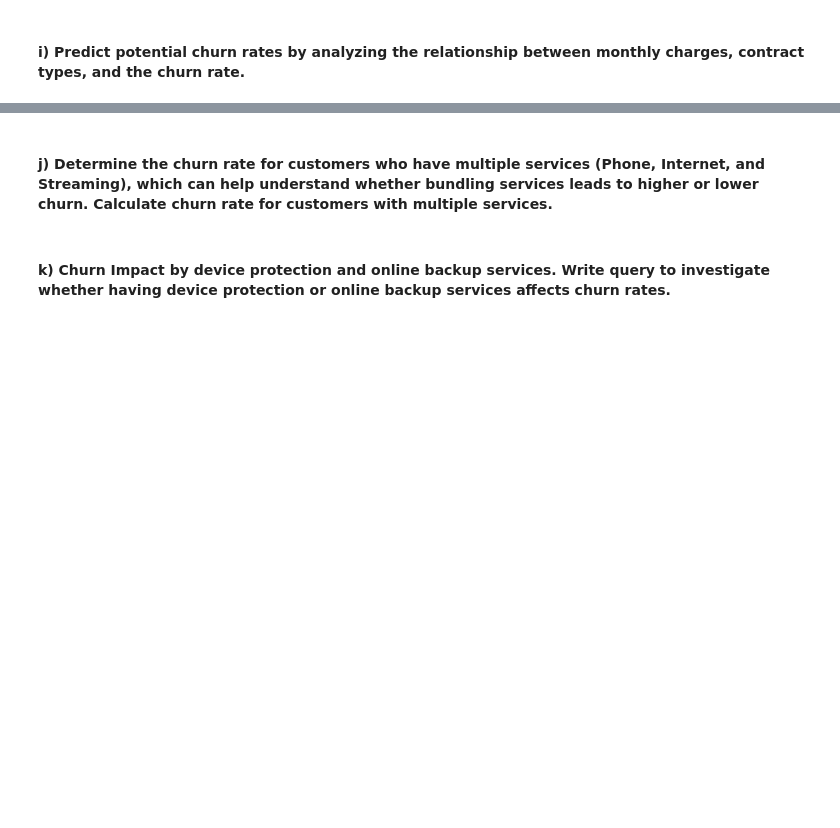
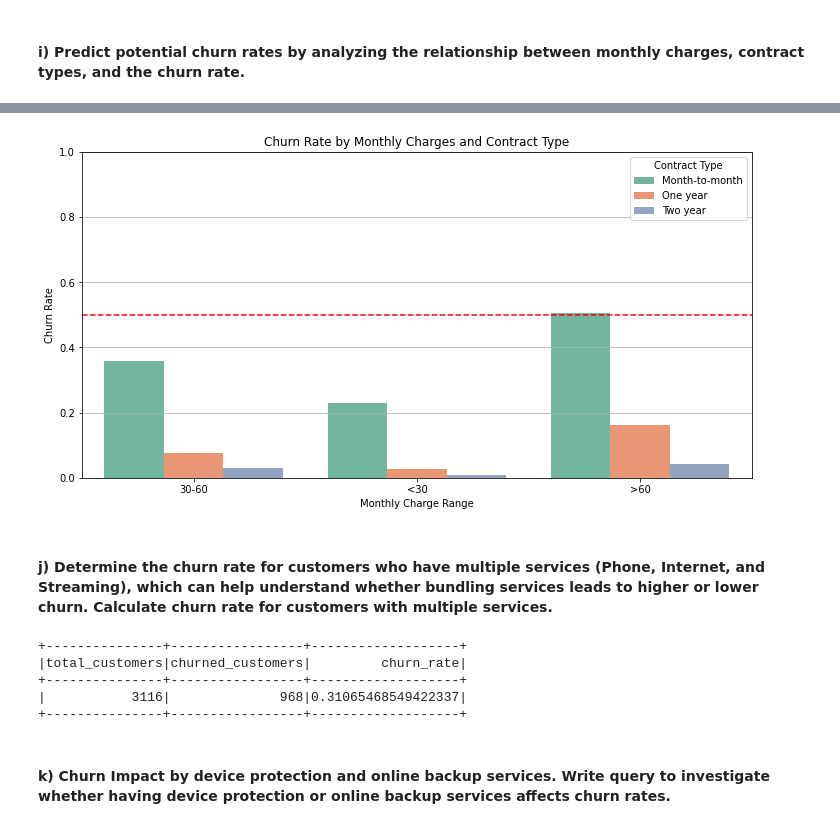
Before and after one commit to vskvj3/UST_Training, a Jupyter notebook: BigData/spark/Spark Workshop/Assignment 8 - Spark SQL.ipynb, the cells around one changed output, grey strips where cells are left out. Saved outputs shown, nothing was run; the diff lists cells and outputs as text; code cells hidden in the pictures; blank space fills up the shorter version.

```diff
--- a/BigData/spark/Spark Workshop/Assignment 8 - Spark SQL.ipynb
+++ b/BigData/spark/Spark Workshop/Assignment 8 - Spark SQL.ipynb
@@ -258,2 +421,24 @@ plt.show()
 # %% [markdown]
 #### i) Predict potential churn rates by analyzing the relationship between monthly charges, contract types, and the churn rate.
+# %%
+churn_rate_monthly_contract_df = spark.sql(
+"""
+SELECT
+    Contract,
+    CASE
+        WHEN MonthlyCharges < 30 THEN '<30'
+        WHEN MonthlyCharges BETWEEN 30 AND 60 THEN '30-60'
+        WHEN MonthlyCharges > 60 THEN '>60'
+    END AS MonthlyChargeRange,
+    COUNT(*) AS total_customers,
+    SUM(CASE WHEN Churn = 'Yes' THEN 1 ELSE 0 END) AS churned_customers,
+    SUM(CASE WHEN Churn = 'Yes' THEN 1 ELSE 0 END) / COUNT(*) AS churn_rate
+FROM
+    churn_data
+GROUP BY
+    Contract, MonthlyChargeRange
+ORDER BY
+    Contract, MonthlyChargeRange
+""")
+
+churn_rate_monthly_contract_df.show()
@@ -260,4 +459,44 @@ plt.show()
+# %%
+churn_rate_monthly_contract_pd = churn_rate_monthly_contract_df.toPandas()
+
+plt.figure(figsize=(12, 6))
+
+sns.barplot(x='MonthlyChargeRange', y='churn_rate', hue='Contract', data=churn_rate_monthly_contract_pd, palette='Set2')
+
+plt.title('Churn Rate by Monthly Charges and Contract Type')
+plt.xlabel('Monthly Charge Range')
+plt.ylabel('Churn Rate')
+plt.ylim(0, 1)
+plt.axhline(y=0.5, color='r', linestyle='--')
+plt.legend(title='Contract Type')
+plt.grid(axis='y')
+
+plt.show()
+# %% [output]
+[figure, added]
 # %% [markdown]
 #### j) Determine the churn rate for customers who have multiple services (Phone, Internet, and Streaming), which can help understand whether bundling services leads to higher or lower churn. Calculate churn rate for customers with multiple services.
+# %%
+churn_rate_multiple_services_df = spark.sql(
+"""
+SELECT
+    COUNT(*) AS total_customers,
+    SUM(CASE WHEN Churn = 'Yes' THEN 1 ELSE 0 END) AS churned_customers,
+    SUM(CASE WHEN Churn = 'Yes' THEN 1 ELSE 0 END) / COUNT(*) AS churn_rate
+FROM
+    churn_data
+WHERE
+    PhoneService = 'Yes'
+    AND InternetService != 'No'
+    AND (StreamingTV = 'Yes' OR StreamingMovies = 'Yes')
+""")
+
+churn_rate_multiple_services_df.show()
+# %% [output]
++---------------+-----------------+-------------------+
+|total_customers|churned_customers|         churn_rate|
++---------------+-----------------+-------------------+
+|           3116|              968|0.31065468549422337|
++---------------+-----------------+-------------------+
 # %% [markdown]
 #### k) Churn Impact by device protection and online backup services. Write query to investigate whether having device protection or online backup services affects churn rates.
```
Also changed, not shown: parts of 13 cells of this notebook.
